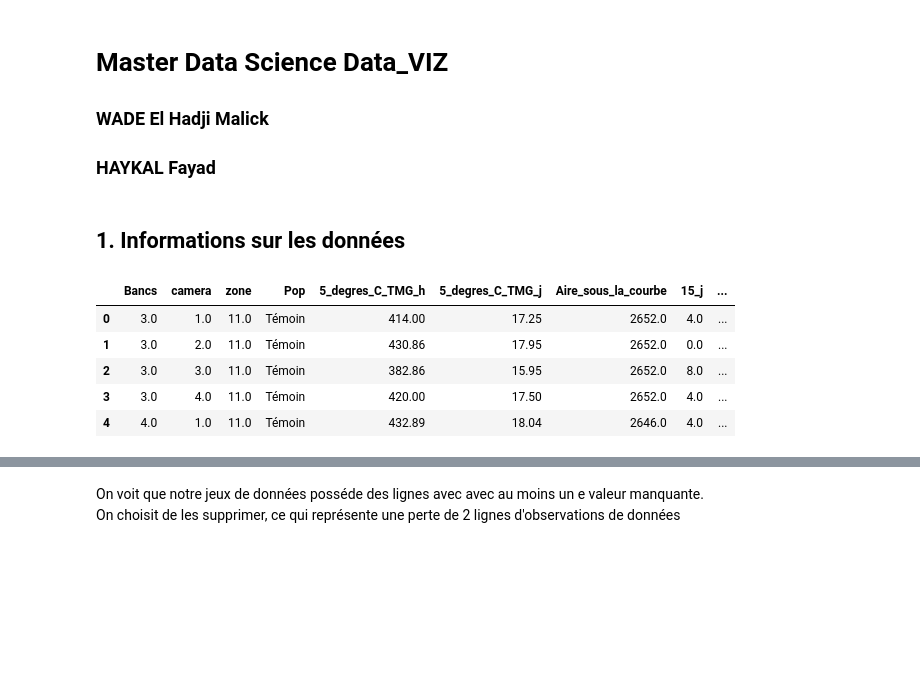
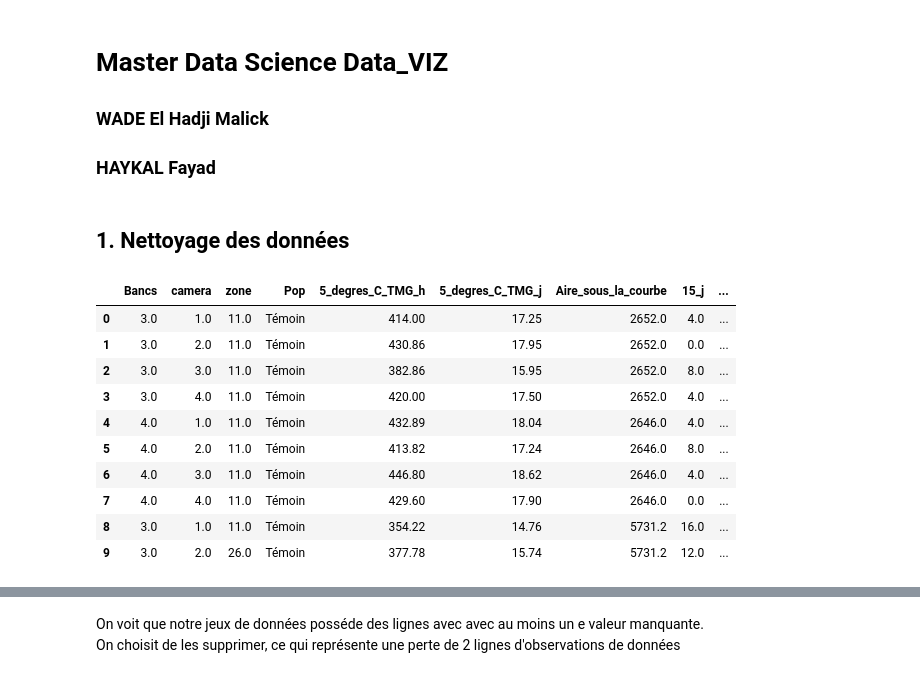
Before and after one commit to Malick-W/Projets_Malick_fayad, a Jupyter notebook: Data_viz/WADE_Haykal.ipynb, the cells around one changed output, grey strips where cells are left out. Drawn from its saved outputs; the diff is of its cells as text; code cells hidden in the pictures; blank space fills up the shorter version.

```diff
--- a/Data_viz/WADE_Haykal.ipynb
+++ b/Data_viz/WADE_Haykal.ipynb
@@ -3,26 +3,32 @@
 ### WADE El Hadji Malick
 ### HAYKAL Fayad
 # %% [markdown]
-## 1. Informations sur les données
+## 1. Nettoyage des données
 # %%
 import pandas as pd
+import numpy as np
 
 pd.set_option('display.max_rows', 500)
 pd.set_option('display.max_columns', 500)
 
 path_School = "/users/mmath/wade/Bureau/Master_DS/Projets/Data_viz/Synthese_donnees_des_semis.csv"
 path_Home = "/home/malick/Bureau/Projets/Projets_Malick_fayad/Data_viz/Synthese_donnees_des_semis.csv"
 
 df = pd.read_csv(path_Home,  sep='\t',  decimal=",")
 
-df.head()
+df.head(10)
 # %% [output]
 |  | Bancs | camera | zone | Pop | 5_degres_C_TMG_h | 5_degres_C_TMG_j | Aire_sous_la_courbe | 15_j | ... |
 | 0 | 3.0 | 1.0 | 11.0 | Témoin | 414.00 | 17.25 | 2652.0 | 4.0 | ... |
 | 1 | 3.0 | 2.0 | 11.0 | Témoin | 430.86 | 17.95 | 2652.0 | 0.0 | ... |
 | 2 | 3.0 | 3.0 | 11.0 | Témoin | 382.86 | 15.95 | 2652.0 | 8.0 | ... |
 | 3 | 3.0 | 4.0 | 11.0 | Témoin | 420.00 | 17.50 | 2652.0 | 4.0 | ... |
 | 4 | 4.0 | 1.0 | 11.0 | Témoin | 432.89 | 18.04 | 2646.0 | 4.0 | ... |
+| 5 | 4.0 | 2.0 | 11.0 | Témoin | 413.82 | 17.24 | 2646.0 | 8.0 | ... |
+| 6 | 4.0 | 3.0 | 11.0 | Témoin | 446.80 | 18.62 | 2646.0 | 4.0 | ... |
+| 7 | 4.0 | 4.0 | 11.0 | Témoin | 429.60 | 17.90 | 2646.0 | 0.0 | ... |
+| 8 | 3.0 | 1.0 | 11.0 | Témoin | 354.22 | 14.76 | 5731.2 | 16.0 | ... |
+| 9 | 3.0 | 2.0 | 26.0 | Témoin | 377.78 | 15.74 | 5731.2 | 12.0 | ... |
 # %%
 df.dtypes
 # %% [output]
```
Also changed, not shown: parts of 10 cells of this notebook.
